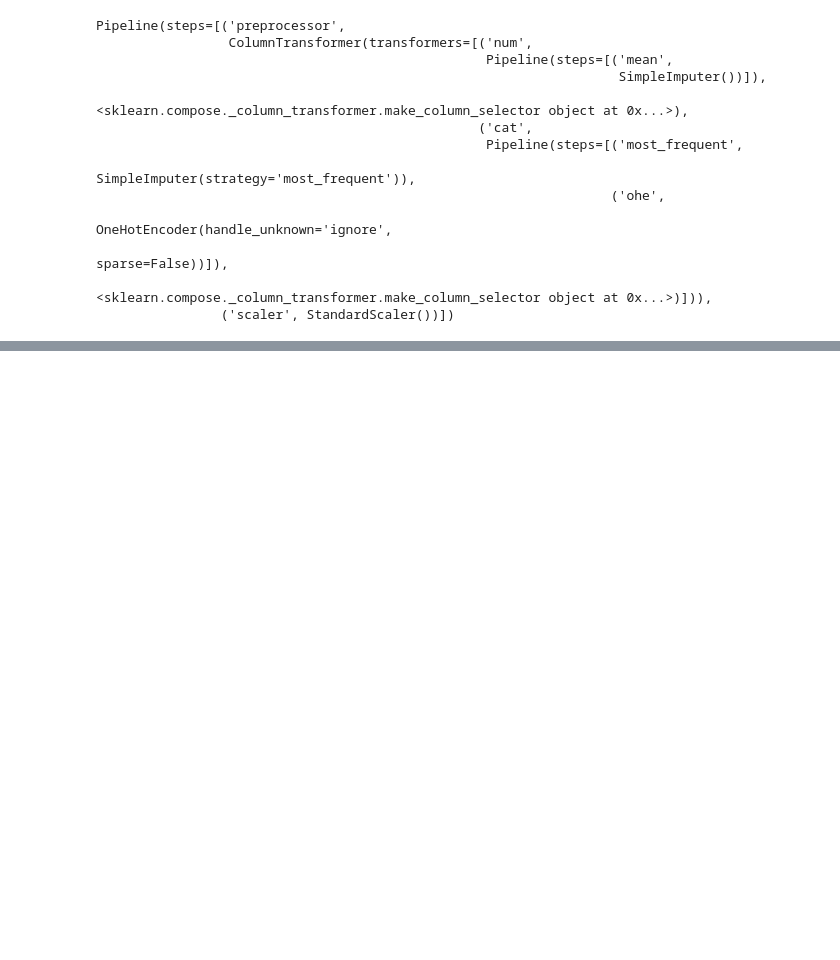
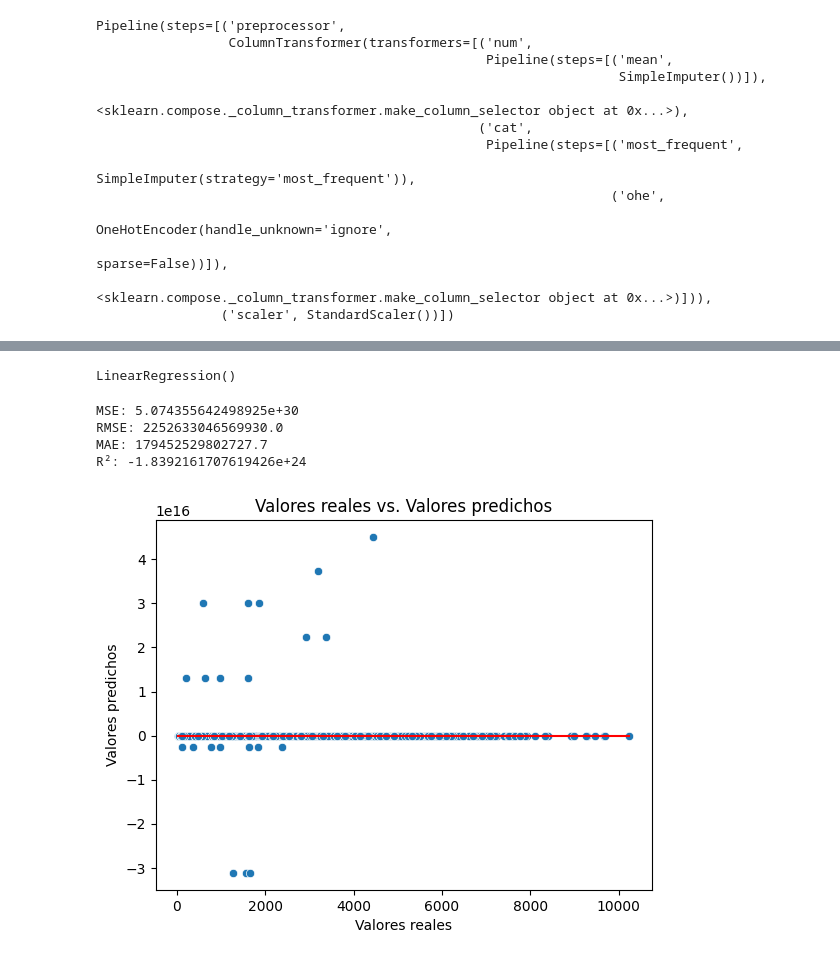
Before and after one commit to cheloberrios/Proydatadojo, a Jupyter notebook: Prediccion_de_ventas_pipeline_.ipynb, the cells around one changed output, grey strips where cells are left out. Saved outputs shown, nothing was run; the diff lists cells and outputs as text; code cells hidden in the pictures; blank space fills up the shorter version.

```diff
--- a/Prediccion_de_ventas_pipeline_.ipynb
+++ b/Prediccion_de_ventas_pipeline_.ipynb
@@ -328,3 +328,6 @@ Pipeline(steps=[('preprocessor',
                                                                                  sparse=False))]),
                                                   <sklearn.compose._column_transformer.make_column_selector object at 0x...>)])),
                 ('scaler', StandardScaler())])
+# %%
+X_train_p = pipeline.fit_transform(X_train)
+X_test_p = pipeline.transform(X_test)
@@ -330,0 +347,45 @@ Pipeline(steps=[('preprocessor',
+# %%
+reg = LinearRegression()
+# %%
+reg.fit(X_train_p ,y_train)
+# %% [output]
+LinearRegression()
+# %%
+# Hacer predicciones sobre el conjunto de prueba
+y_pred = reg.predict(X_test_p)
+# %%
+import numpy as np
+from sklearn.metrics import mean_squared_error, mean_absolute_error, r2_score
+
+# Calcular las métricas de evaluación
+mse = mean_squared_error(y_test, y_pred)
+rmse = np.sqrt(mse)
+mae = mean_absolute_error(y_test, y_pred)
+r2 = r2_score(y_test, y_pred)
+
+# Imprimir las métricas de evaluación
+print("MSE:", mse)
+print("RMSE:", rmse)
+print("MAE:", mae)
+print("R²:", r2)
+# %% [output]
+MSE: 5.074355642498925e+30
+RMSE: 2252633046569930.0
+MAE: 179452529802727.7
+R²: -1.8392161707619426e+24
+# %%
+f = pd.DataFrame({'y_test': y_test, 'y_pred': y_pred})
+
+# Crear un scatter plot con los valores reales vs. los valores predichos
+sns.scatterplot(x='y_test', y='y_pred', data=f)
+
+# Agregar una línea diagonal para comparar visualmente los valores reales y predichos
+sns.lineplot(x=[f['y_test'].min(), f['y_test'].max()], y=[f['y_test'].min(), f['y_test'].max()], color='red')
+
+# Agregar etiquetas y título al gráfico
+plt.xlabel('Valores reales')
+plt.ylabel('Valores predichos')
+plt.title('Valores reales vs. Valores predichos')
+plt.show()
+# %% [output]
+[figure, added]
```
Also changed, not shown: parts of 13 cells of this notebook.
